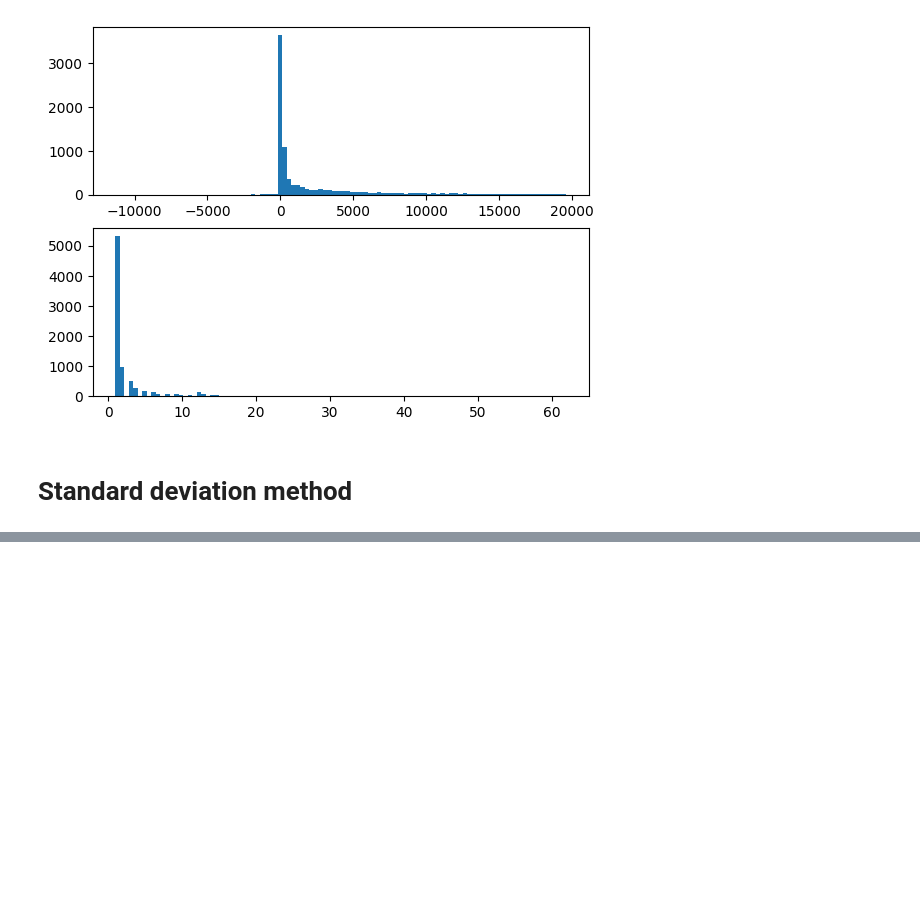
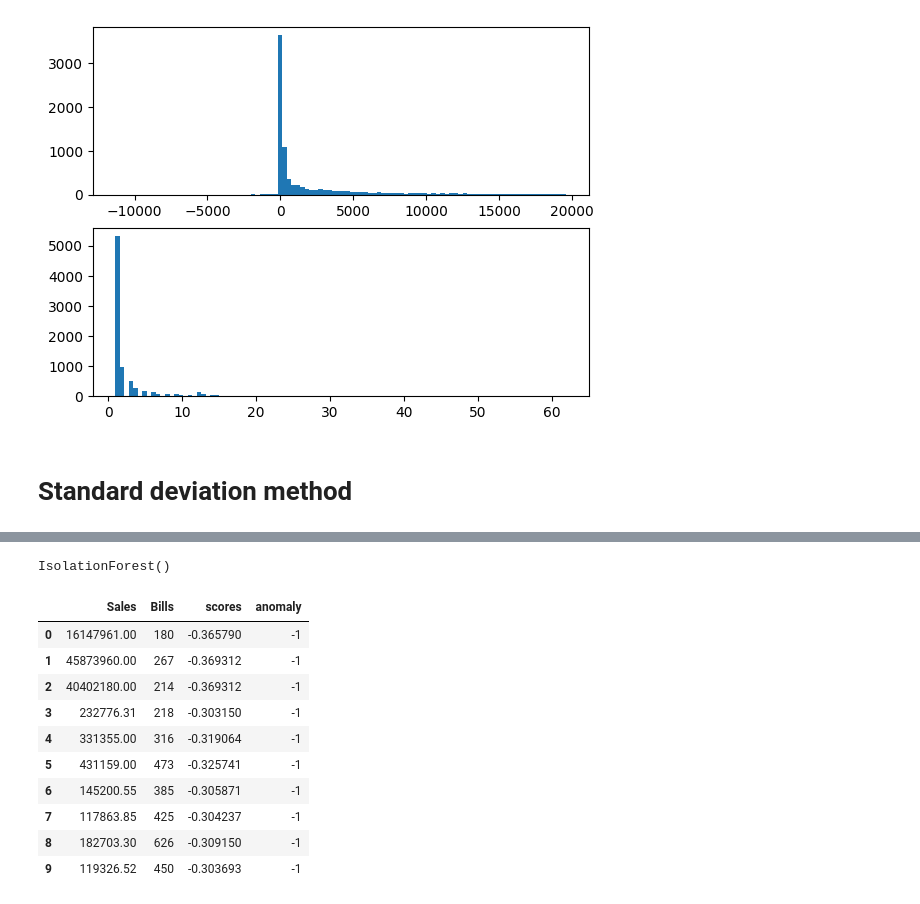
Before and after one commit to mcleroj/Python, a Jupyter notebook: outliers_detection.ipynb, the cells around one changed output, grey strips where cells are left out. Saved outputs shown, nothing was run; the diff lists cells and outputs as text; code cells hidden in the pictures; blank space fills up the shorter version.

```diff
--- a/outliers_detection.ipynb
+++ b/outliers_detection.ipynb
@@ -142,0 +285,23 @@ def StDev_outliers (df, features, n=1, cutoff=3):
+# %%
+model = IsolationForest()
+model.fit(df_iso)
+# %% [output]
+IsolationForest()
+# %%
+scores = model.decision_function(df_iso)
+anomaly = model.predict(df_iso)
+df_iso["scores"] = scores
+df_iso["anomaly"] = anomaly
+df_iso.head(10)
+# %% [output]
+|  | Sales | Bills | scores | anomaly |
+| 0 | 16147961.00 | 180 | -0.365790 | -1 |
+| 1 | 45873960.00 | 267 | -0.369312 | -1 |
+| 2 | 40402180.00 | 214 | -0.369312 | -1 |
+| 3 | 232776.31 | 218 | -0.303150 | -1 |
+| 4 | 331355.00 | 316 | -0.319064 | -1 |
+| 5 | 431159.00 | 473 | -0.325741 | -1 |
+| 6 | 145200.55 | 385 | -0.305871 | -1 |
+| 7 | 117863.85 | 425 | -0.304237 | -1 |
+| 8 | 182703.30 | 626 | -0.309150 | -1 |
+| 9 | 119326.52 | 450 | -0.303693 | -1 |
```
Also changed, not shown: parts of 14 cells of this notebook.
